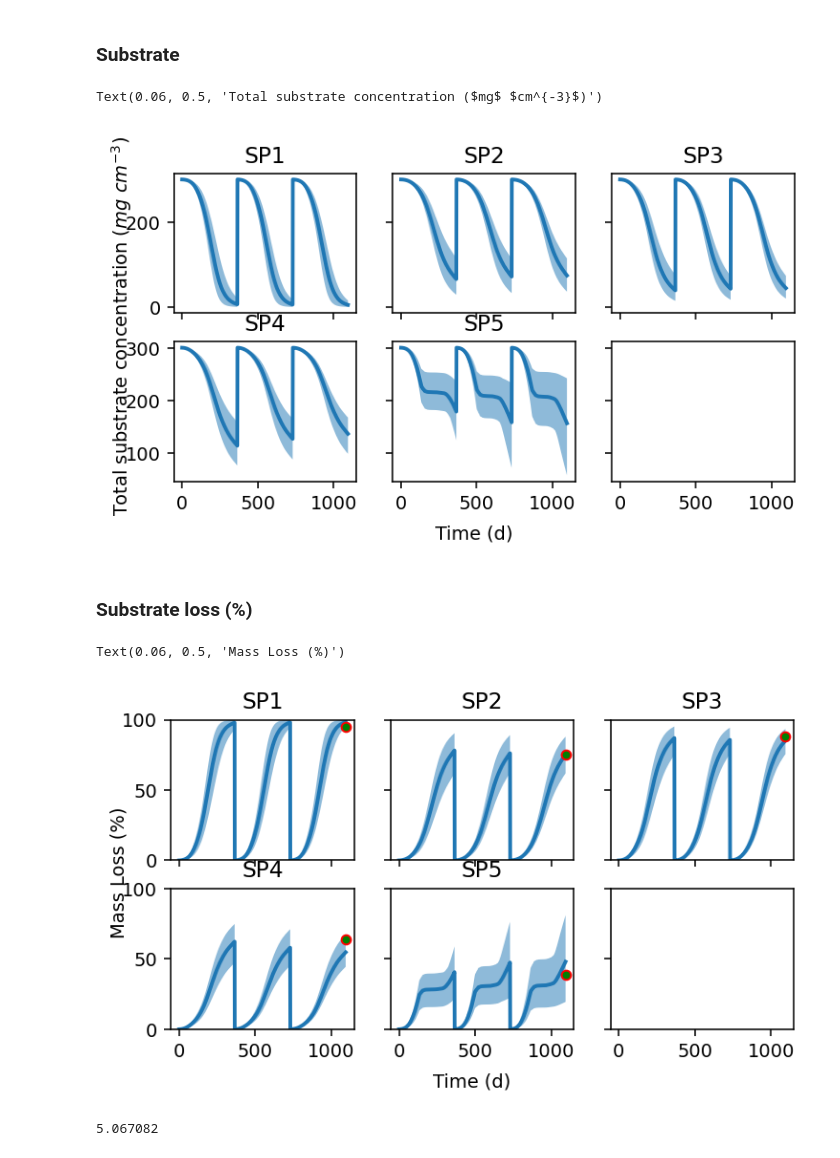
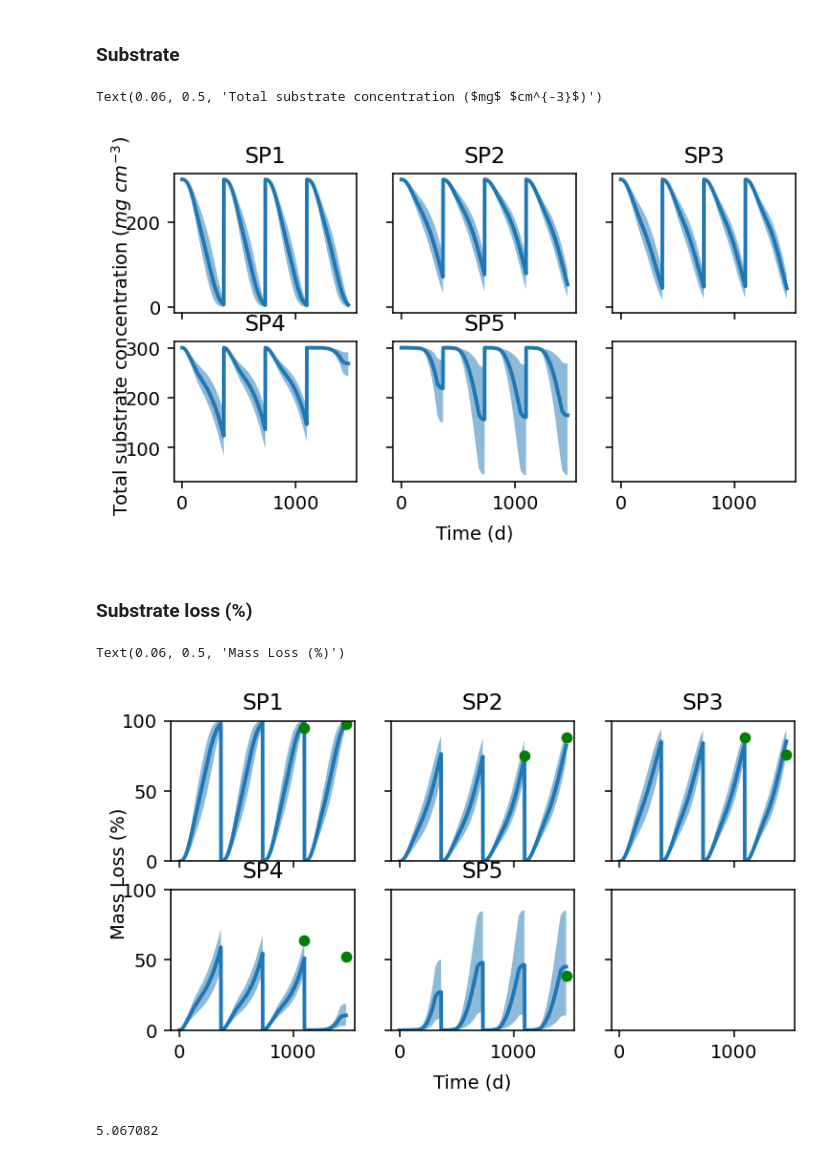
Before and after one commit to Luciana-cloud/DEMENT_gradcatch, a Jupyter notebook: DEMENT/output_cellulose/test_plots.ipynb, the cells around one changed output. Drawn from its saved outputs; the diff is of its cells as text; code cells hidden in the pictures.

```diff
--- a/DEMENT/output_cellulose/test_plots.ipynb
+++ b/DEMENT/output_cellulose/test_plots.ipynb
@@ -26,7 +26,7 @@ SP05 = pd.read_pickle('C:/luciana_datos/UCI/Project_14 (Anna)/DEMENT_gradcatch/D
 ### Respiration
 # %%
 tt        = np.linspace(0,9,10) # Number of repetitions = 10
-time      = np.linspace(0,365*3,365*3+1)
+time      = np.linspace(0,365*4,365*4+1)
 # %%
 SP01_res = []
 SP02_res = []
@@ -130,41 +130,45 @@ fig.text(0.5, -0.02, 'Time (d)', ha='center', va='center')
 fig.text(0.06, 0.5, 'Total substrate concentration ($mg$ $cm^{-3}$)', ha='center', va='center', rotation='vertical')
 # %% [output]
 Text(0.06, 0.5, 'Total substrate concentration ($mg$ $cm^{-3}$)')
-[figure, old version]
+[figure, new version]
 # %% [markdown]
 ### Substrate loss (%)
 # %%
 fig, ax = plt.subplots(2, 3, sharex='col', sharey='row', figsize = (6,3), dpi = 140)
 ax[0,0].fill_between(time,(Sub_5_SP01[0]-Sub_5_SP01)*100/Sub_5_SP01[0],(Sub_95_SP01[0]-Sub_95_SP01)*100/Sub_95_SP01[0], alpha=.5, linewidth=0,label="95% CI")
 ax[0,0].plot(time,(Sub_mean_SP01[0]-Sub_mean_SP01)*100/Sub_mean_SP01[0], linewidth=2,label="Mean")
-ax[0,0].plot(365*3, 95, marker="o", markersize=5, markeredgecolor="red", markerfacecolor="green")
+ax[0,0].plot(365*3, 95, marker="o", markersize=5, markeredgecolor="green", markerfacecolor="green")
+ax[0,0].plot(365*4, 97.5, marker="o", markersize=5, markeredgecolor="green", markerfacecolor="green")
 ax[0,0].set_ylim([0, 100])
 ax[0,0].set_title('SP1')
 ax[0,1].fill_between(time,(Sub_5_SP02[0]-Sub_5_SP02)*100/Sub_5_SP02[0],(Sub_95_SP02[0]-Sub_95_SP02)*100/Sub_95_SP02[0], alpha=.5, linewidth=0,label="95% CI")
 ax[0,1].plot(time,(Sub_mean_SP02[0]-Sub_mean_SP02)*100/Sub_mean_SP02[0], linewidth=2,label="Mean")
-ax[0,1].plot(365*3, 75, marker="o", markersize=5, markeredgecolor="red", markerfacecolor="green")
+ax[0,1].plot(365*3, 75, marker="o", markersize=5, markeredgecolor="green", markerfacecolor="green")
+ax[0,1].plot(365*4, 88, marker="o", markersize=5, markeredgecolor="green", markerfacecolor="green")
 ax[0,1].set_ylim([0, 100])
 ax[0,1].set_title('SP2')
 ax[0,2].fill_between(time,(Sub_5_SP03[0]-Sub_5_SP03)*100/Sub_5_SP03[0],(Sub_95_SP03[0]-Sub_95_SP03)*100/Sub_95_SP03[0], alpha=.5, linewidth=0,label="95% CI")
 ax[0,2].plot(time,(Sub_mean_SP03[0]-Sub_mean_SP03)*100/Sub_mean_SP03[0], linewidth=2,label="Mean")
-ax[0,2].plot(365*3, 88, marker="o", markersize=5, markeredgecolor="red", markerfacecolor="green")
+ax[0,2].plot(365*3, 88, marker="o", markersize=5, markeredgecolor="green", markerfacecolor="green")
+ax[0,2].plot(365*4, 76, marker="o", markersize=5, markeredgecolor="green", markerfacecolor="green")
 ax[0,2].set_ylim([0, 100])
 ax[0,2].set_title('SP3')
 ax[1,0].fill_between(time,(Sub_5_SP04[0]-Sub_5_SP04)*100/Sub_5_SP04[0],(Sub_95_SP04[0]-Sub_95_SP04)*100/Sub_95_SP04[0], alpha=.5, linewidth=0,label="95% CI")
 ax[1,0].plot(time,(Sub_mean_SP04[0]-Sub_mean_SP04)*100/Sub_mean_SP04[0], linewidth=2,label="Mean")
-ax[1,0].plot(365*3, 64, marker="o", markersize=5, markeredgecolor="red", markerfacecolor="green")
+ax[1,0].plot(365*3, 64, marker="o", markersize=5, markeredgecolor="green", markerfacecolor="green")
+ax[1,0].plot(365*4, 52, marker="o", markersize=5, markeredgecolor="green", markerfacecolor="green")
 ax[1,0].set_ylim([0, 100])
 ax[1,0].set_title('SP4')
 ax[1,1].fill_between(time,(Sub_5_SP05[0]-Sub_5_SP05)*100/Sub_5_SP05[0],(Sub_95_SP05[0]-Sub_95_SP05)*100/Sub_95_SP04[0], alpha=.5, linewidth=0,label="95% CI")
 ax[1,1].plot(time,(Sub_mean_SP05[0]-Sub_mean_SP05)*100/Sub_mean_SP05[0], linewidth=2,label="Mean")
-ax[1,1].plot(365*3, 39, marker="o", markersize=5, markeredgecolor="red", markerfacecolor="green")
+ax[1,1].plot(365*4, 39, marker="o", markersize=5, markeredgecolor="green", markerfacecolor="green")
 ax[1,1].set_ylim([0, 100])
 ax[1,1].set_title('SP5')
 fig.text(0.5, -0.02, 'Time (d)', ha='center', va='center')
 fig.text(0.06, 0.5, 'Mass Loss (%)', ha='center', va='center', rotation='vertical')
 # %% [output]
 Text(0.06, 0.5, 'Mass Loss (%)')
-[figure, old version]
+[figure, new version]
 # %%
 Sub_mean_SP01[365*3]
 # %% [output]
```
Also changed, not shown: parts of 5 cells of this notebook, 17 other files.
